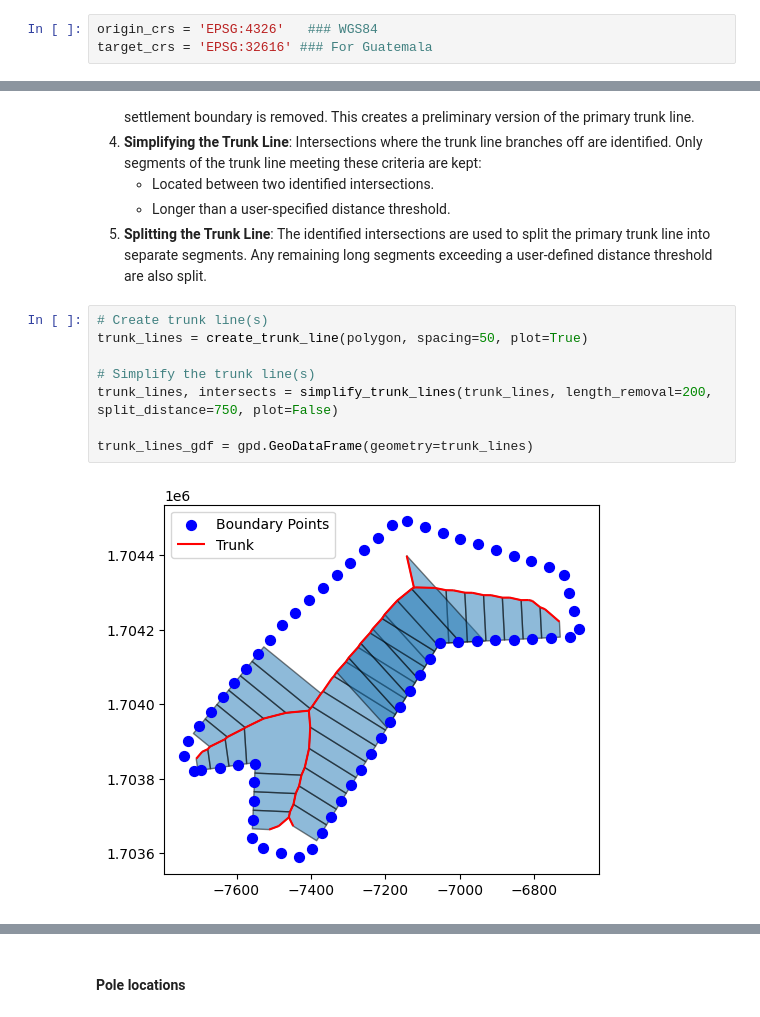
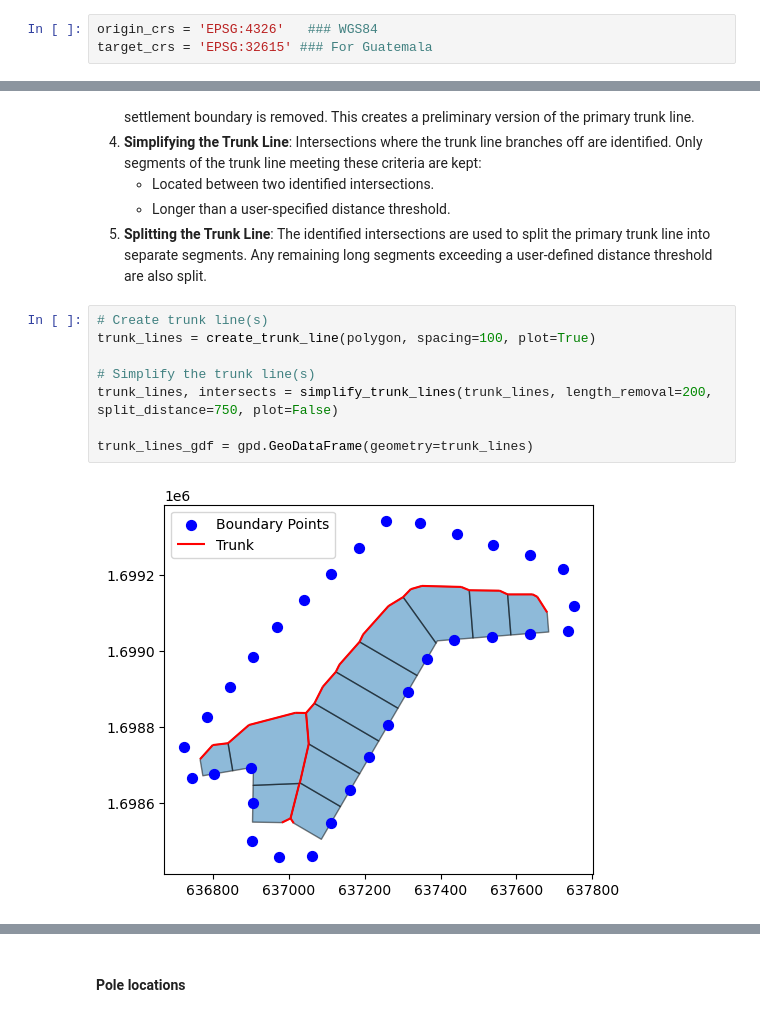
Before and after one commit to SEforALL-IEAP/OMG, a Jupyter notebook: OnSSET-MG -- Guatemala.ipynb, the cells around one changed output, grey strips where cells are left out. Saved outputs shown, nothing was run; the diff lists cells and outputs as text.

```diff
--- a/OnSSET-MG -- Guatemala.ipynb
+++ b/OnSSET-MG -- Guatemala.ipynb
@@ -105,7 +105,7 @@ In order to select your own coordinate system go to [epsg.io](http://epsg.io/) a
 **NOTE** When selecting your projection (target) coordinate system make sure that you select a system with the unit of meters.
 # %%
 origin_crs = 'EPSG:4326'   ### WGS84
-target_crs = 'EPSG:32616' ### For Guatemala
+target_crs = 'EPSG:32615' ### For Guatemala
 # %% [markdown]
 ### And the name of the community
 
@@ -567,11 +588,11 @@ This process outlines a method for generating a primary trunk line for settlemen
 5. **Splitting the Trunk Line**: The identified intersections are used to split the primary trunk line into separate segments. Any remaining long segments exceeding a user-defined distance threshold are also split.
 # %%
 # Create trunk line(s)
-trunk_lines = create_trunk_line(polygon, spacing=50, plot=True)
+trunk_lines = create_trunk_line(polygon, spacing=100, plot=True)
 
 # Simplify the trunk line(s)
 trunk_lines, intersects = simplify_trunk_lines(trunk_lines, length_removal=200, split_distance=750, plot=False)
 
 trunk_lines_gdf = gpd.GeoDataFrame(geometry=trunk_lines)
 # %% [output]
-[figure, old version]
+[figure, new version]
```
Also changed, not shown: parts of 21 cells of this notebook.
